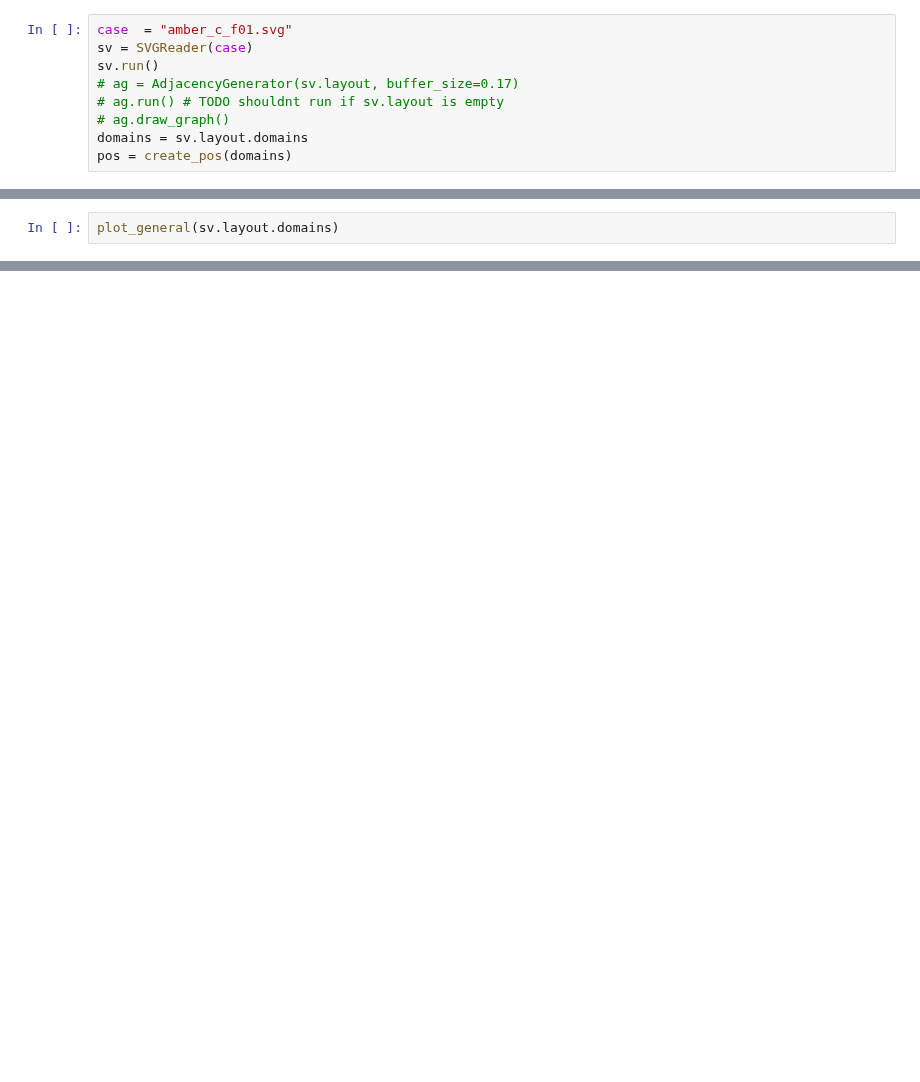
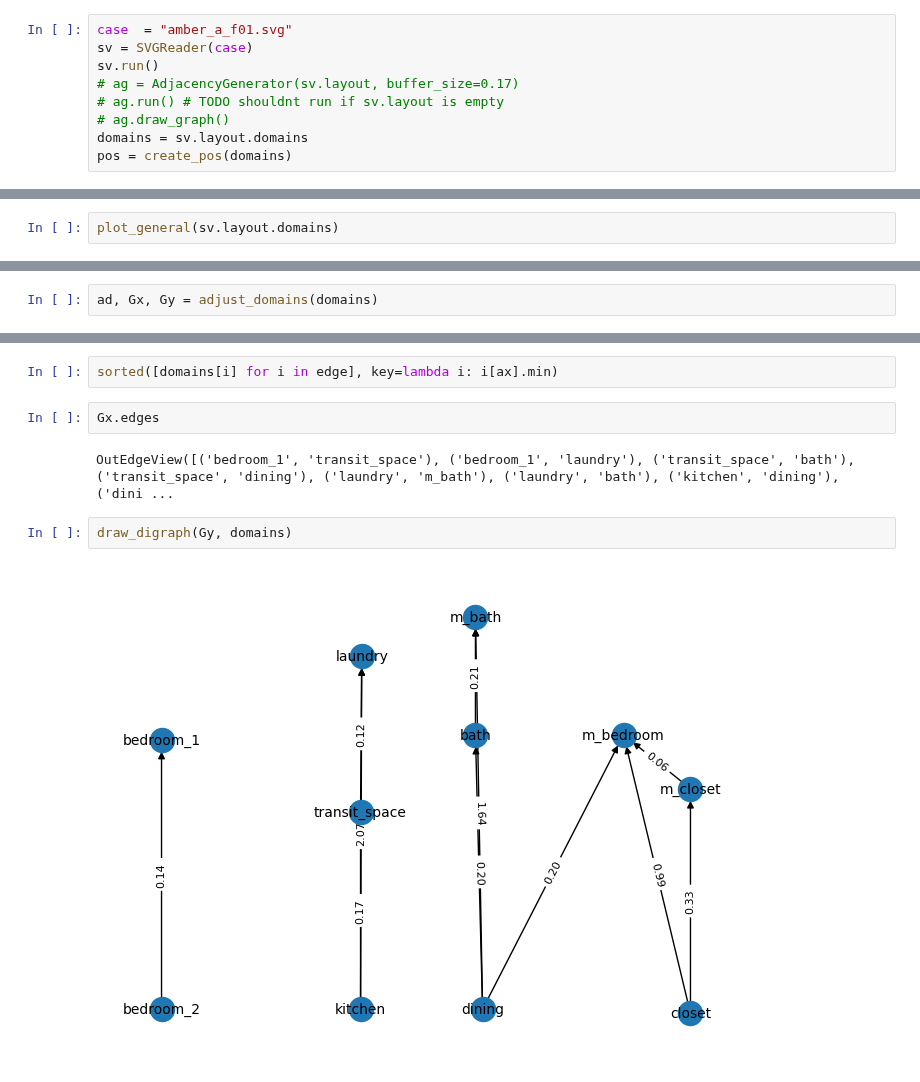
Before and after one commit to juliet29/svg2plan, a Jupyter notebook: _notebooks/stage_2_nbs/t2_scraps.ipynb, the cells around one changed output, grey strips where cells are left out. Cells and saved outputs as stored; diff of their text form; blank space fills up the shorter version.

```diff
--- a/_notebooks/stage_2_nbs/t2_scraps.ipynb
+++ b/_notebooks/stage_2_nbs/t2_scraps.ipynb
@@ -42,5 +20,5 @@ Decimal('0.6540')
 # %%
-case  = "amber_c_f01.svg"
+case  = "amber_a_f01.svg"
 sv = SVGReader(case)
 sv.run()
 # ag = AdjacencyGenerator(sv.layout, buffer_size=0.17)
@@ -133 +31,3 @@ y_ad
+# %%
+ad, Gx, Gy = adjust_domains(domains)
 # %%
@@ -134,0 +72,10 @@ plot_general(y_ad)
+# %%
+sorted([domains[i] for i in edge], key=lambda i: i[ax].min)
+# %%
+Gx.edges
+# %% [output]
+OutEdgeView([('bedroom_1', 'transit_space'), ('bedroom_1', 'laundry'), ('transit_space', 'bath'), ('transit_space', 'dining'), ('laundry', 'm_bath'), ('laundry', 'bath'), ('kitchen', 'dining'), ('dini ...
+# %%
+draw_digraph(Gy, domains)
+# %% [output]
+[figure, added]
```
Also changed, not shown: parts of 17 cells of this notebook, 10 other files.
